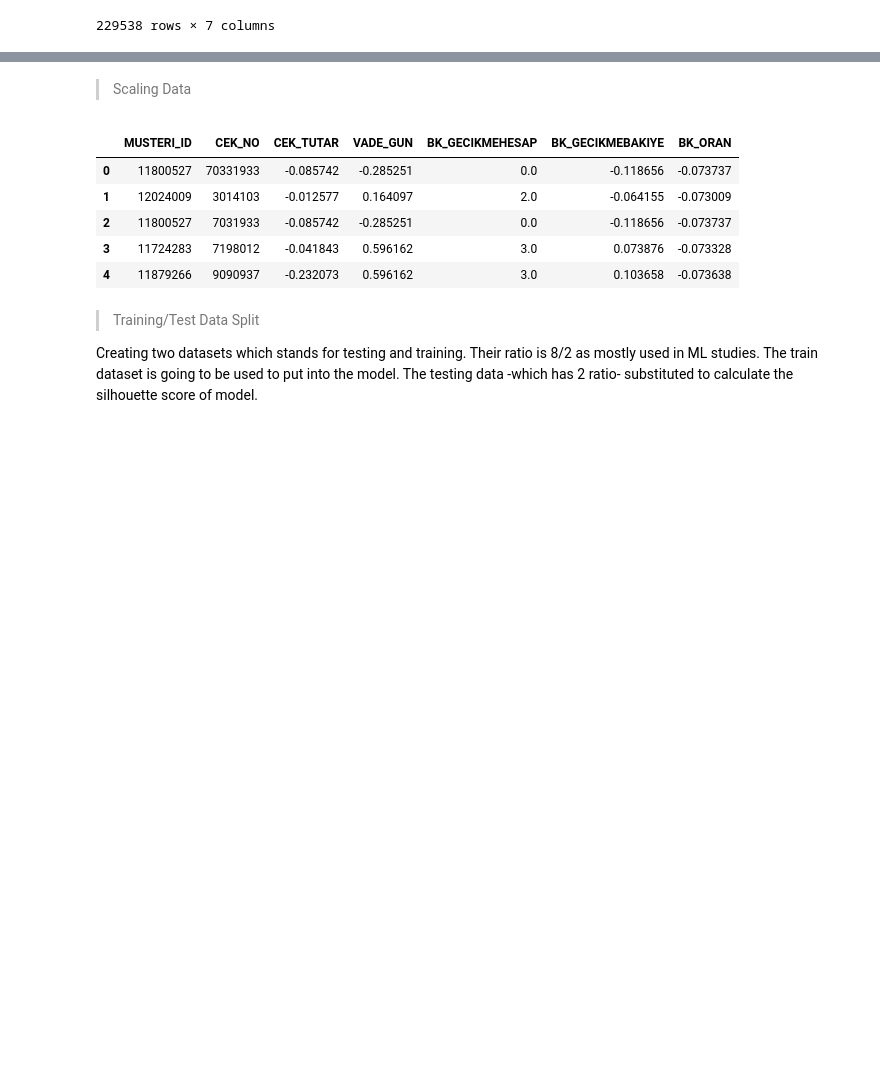
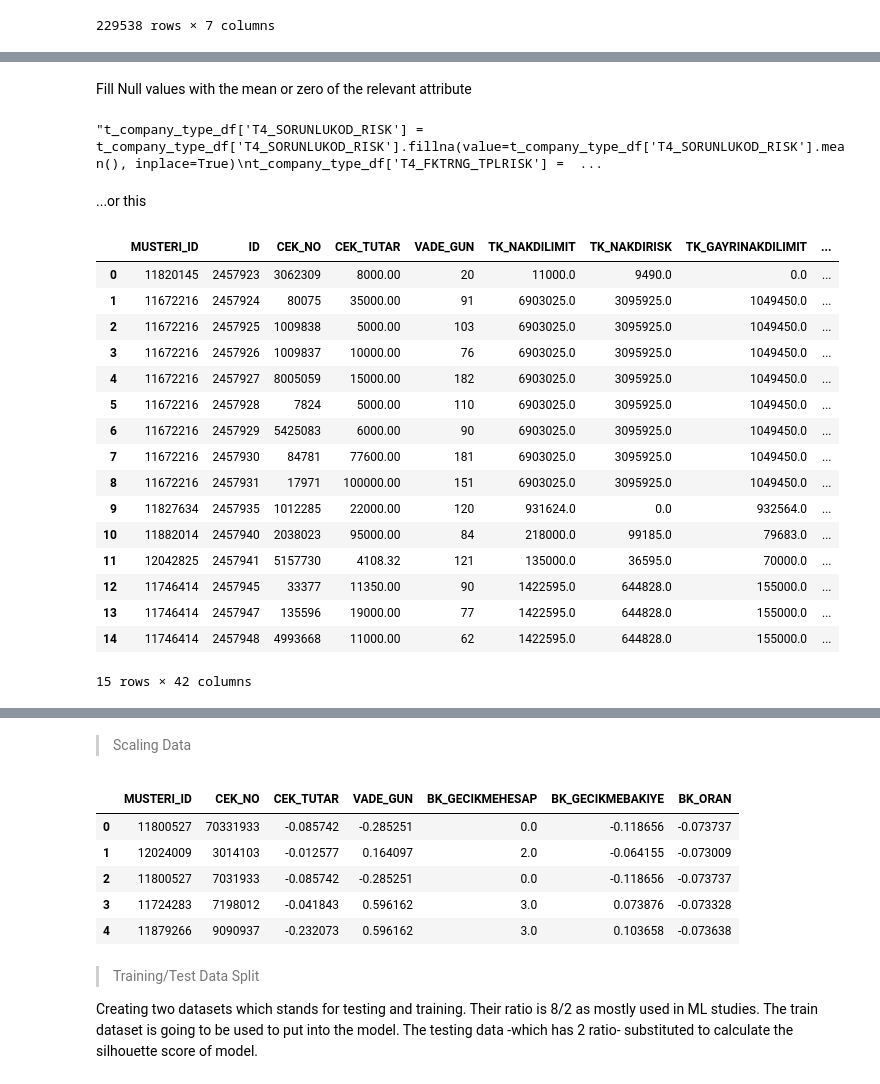
Before and after one commit to EmirhanServeren/factoring-customer-segmentation, a Jupyter notebook: segmentation.ipynb, the cells around one changed output, grey strips where cells are left out. Cells and saved outputs as stored; diff of their text form; code cells hidden in the pictures; blank space fills up the shorter version.

```diff
--- a/segmentation.ipynb
+++ b/segmentation.ipynb
@@ -54,7 +59,13 @@ g_company_type_df.head(10)
 # %% [markdown]
 >> For T (Tüzel)
 # %%
-tk_query= """SELECT MUSTERI_ID, ID, CEK_NO, CEK_TUTAR, VADE_GUN, TK_NAKDILIMIT, TK_NAKDIRISK, TK_GAYRINAKDILIMIT, TK_GAYRINAKDIRISK, TK_GECIKMEHESAP, TK_GECIKMEBAKIYE FROM dbo.dataset WHERE SIRKET_TURU LIKE 'T' """
+tk_query= """SELECT MUSTERI_ID, ID, CEK_NO, CEK_TUTAR, VADE_GUN, TK_NAKDILIMIT, TK_NAKDIRISK, TK_GAYRINAKDILIMIT, TK_GAYRINAKDIRISK, TK_GECIKMEHESAP,
+    TK_GECIKMEBAKIYE, TK_KURUMSAYISI, T2_NAKDILIMIT_TPL ,T2_NAKDIRISK_TPL ,T2_NAKDIRISK_KV ,T2_NAKDIRISK_OV ,T2_NAKDIRISK_UV,
+    T2_GAYRINAKDILIMIT, T2_GAYRINAKDIRISK ,T2_FKTRNG_LIMIT ,T2_FKTRNG_TPLRISK ,T2_SORUNLUKOD_RISK,
+    T3_NAKDILIMIT_TPL,T3_NAKDIRISK_TPL,T3_NAKDIRISK_KV,T3_NAKDIRISK_OV,T3_NAKDIRISK_UV,T3_GAYRINAKDILIMIT,T3_GAYRINAKDIRISK,
+    T3_FKTRNG_LIMIT,T3_FKTRNG_TPLRISK,T3_SORUNLUKOD_RISK,T4_NAKDILIMIT_TPL,T4_NAKDIRISK_TPL,T4_NAKDIRISK_KV,T4_NAKDIRISK_OV,
+    T4_NAKDIRISK_UV,T4_GAYRINAKDILIMIT,T4_GAYRINAKDIRISK,T4_FKTRNG_LIMIT,T4_FKTRNG_TPLRISK ,T4_SORUNLUKOD_RISK
+FROM dbo.dataset WHERE SIRKET_TURU LIKE 'T' """
 t_company_type_df = pd.read_sql(tk_query, cnxn)
 # %% [markdown]
 ### MACHINE LEARNING
@@ -435,0 +508,2 @@ g_company_type_df.set_index(['ID','MUSTERI_ID','CEK_NO'])
+# %%
+t_company_type_df = t_company_type_df.replace('NULL', None)
@@ -435,0 +581,33 @@ g_company_type_df.set_index(['ID','MUSTERI_ID','CEK_NO'])
+# %% [markdown]
+Fill Null values with the mean or zero of the relevant attribute
+# %%
+"""t_company_type_df['T4_SORUNLUKOD_RISK'] = t_company_type_df['T4_SORUNLUKOD_RISK'].fillna(value=t_company_type_df['T4_SORUNLUKOD_RISK'].mean(), inplace=True)
+t_company_type_df['T4_FKTRNG_TPLRISK'] = t_company_type_df['T4_FKTRNG_TPLRISK'].fillna(value=t_company_type_df['T4_FKTRNG_TPLRISK'].mean(), inplace=True)
+t_company_type_df['T4_FKTRNG_LIMIT'] = t_company_type_df['T4_FKTRNG_LIMIT'].fillna(value=t_company_type_df['T4_FKTRNG_LIMIT'].mean(), inplace=True)
+t_company_type_df['T4_GAYRINAKDIRISK'] = t_company_type_df['T4_GAYRINAKDIRISK'].fillna(value=t_company_type_df['T4_GAYRINAKDIRISK'].mean(), inplace=True)
+t_company_type_df['T4_GAYRINAKDILIMIT'] = t_company_type_df['T4_GAYRINAKDILIMIT'].fillna(value=t_company_type_df['T4_GAYRINAKDILIMIT'].mean(), inplace=True)
+t_company_type_df['T4_NAKDIRISK_UV'] = t_company_type_df['T4_NAKDIRISK_UV'].fillna(value=t_company_type_df['T4_NAKDIRISK_UV'].mean(), inplace=True)
+t_company_type_df['T4_NAKDIRISK_OV'] = t_company_type_df['T4_NAKDIRISK_OV'].fillna(value=t_company_type_df['T4_NAKDIRISK_OV'].mean(), inplace=True)
+t_company_type_df['T4_NAKDIRISK_KV'] = t_company_type_df['T4_NAKDIRISK_KV'].fillna(value=t_company_type_df['T4_NAKDIRISK_KV'].mean(), inplace=True)
+
+t_company_type_df['T3_SORUNLUKOD_RISK'] = t_company_type_df['T3_SORUNLUKOD_RISK'].fillna(value=t_company_type_df['T3_SORUNLUKOD_RISK'].mean(), inplace=True)
+t_company_type_df['T3_FKTRNG_TPLRISK'] = t_company_type_df['T3_FKTRNG_TPLRISK'].fillna(value=t_company_type_df['T3_FKTRNG_TPLRISK'].mean(), inplace=True)
+t_company_type_df['T3_FKTRNG_LIMIT'] = t_company_type_df['T3_FKTRNG_LIMIT'].fillna(value=t_company_type_df['T3_FKTRNG_LIMIT'].mean(), inplace=True)
+t_company_type_df['T3_GAYRINAKDIRISK'] = t_company_type_df['T3_GAYRINAKDIRISK'].fillna(value=t_company_type_df['T3_GAYRINAKDIRISK'].mean(), inplace=True)
+t_company_type_df['T3_GAYRINAKDILIMIT'] = t_company_type_df['T3_GAYRINAKDILIMIT'].fillna(value=t_company_type_df['T3_GAYRINAKDILIMIT'].mean(), inplace=True)
+t_company_type_df['T3_NAKDIRISK_UV'] = t_company_type_df['T3_NAKDIRISK_UV'].fillna(value=t_company_type_df['T3_NAKDIRISK_UV'].mean(), inplace=True)
+t_company_type_df['T3_NAKDIRISK_OV'] = t_company_type_df['T3_NAKDIRISK_OV'].fillna(value=t_company_type_df['T3_NAKDIRISK_OV'].mean(), inplace=True)
+t_company_type_df['T3_NAKDIRISK_KV'] = t_company_type_df['T3_NAKDIRISK_KV'].fillna(value=t_company_type_df['T3_NAKDIRISK_KV'].mean(), inplace=True)
+
+t_company_type_df['T2_SORUNLUKOD_RISK'] = t_company_type_df['T2_SORUNLUKOD_RISK'].fillna(value=t_company_type_df['T2_SORUNLUKOD_RISK'].mean(), inplace=True)
+t_company_type_df['T2_FKTRNG_TPLRISK'] = t_company_type_df['T2_FKTRNG_TPLRISK'].fillna(value=t_company_type_df['T2_FKTRNG_TPLRISK'].mean(), inplace=True)
+t_company_type_df['T2_FKTRNG_LIMIT'] = t_company_type_df['T2_FKTRNG_LIMIT'].fillna(value=t_company_type_df['T2_FKTRNG_LIMIT'].mean(), inplace=True)
+t_company_type_df['T2_GAYRINAKDIRISK'] = t_company_type_df['T2_GAYRINAKDIRISK'].fillna(value=t_company_type_df['T2_GAYRINAKDIRISK'].mean(), inplace=True)
+t_company_type_df['T2_GAYRINAKDILIMIT'] = t_company_type_df['T2_GAYRINAKDILIMIT'].fillna(value=t_company_type_df['T2_GAYRINAKDILIMIT'].mean(), inplace=True)
+t_company_type_df['T2_NAKDIRISK_UV'] = t_company_type_df['T2_NAKDIRISK_UV'].fillna(value=t_company_type_df['T2_NAKDIRISK_UV'].mean(), inplace=True)
+t_company_type_df['T2_NAKDIRISK_OV'] = t_company_type_df['T2_NAKDIRISK_OV'].fillna(value=t_company_type_df['T2_NAKDIRISK_OV'].mean(), inplace=True)
+t_company_type_df['T2_NAKDIRISK_KV'] = t_company_type_df['T2_NAKDIRISK_KV'].fillna(value=t_company_type_df['T2_NAKDIRISK_KV'].mean(), inplace=True)"""
+# %% [output]
+"t_company_type_df['T4_SORUNLUKOD_RISK'] = t_company_type_df['T4_SORUNLUKOD_RISK'].fillna(value=t_company_type_df['T4_SORUNLUKOD_RISK'].mean(), inplace=True)\nt_company_type_df['T4_FKTRNG_TPLRISK'] =  ...
+# %% [markdown]
+...or this
@@ -435,0 +616,20 @@ g_company_type_df.set_index(['ID','MUSTERI_ID','CEK_NO'])
+# %%
+t_company_type_df.head(15)
+# %% [output]
+|  | MUSTERI_ID | ID | CEK_NO | CEK_TUTAR | VADE_GUN | TK_NAKDILIMIT | TK_NAKDIRISK | TK_GAYRINAKDILIMIT | ... |
+| 0 | 11820145 | 2457923 | 3062309 | 8000.00 | 20 | 11000.0 | 9490.0 | 0.0 | ... |
+| 1 | 11672216 | 2457924 | 80075 | 35000.00 | 91 | 6903025.0 | 3095925.0 | 1049450.0 | ... |
+| 2 | 11672216 | 2457925 | 1009838 | 5000.00 | 103 | 6903025.0 | 3095925.0 | 1049450.0 | ... |
+| 3 | 11672216 | 2457926 | 1009837 | 10000.00 | 76 | 6903025.0 | 3095925.0 | 1049450.0 | ... |
+| 4 | 11672216 | 2457927 | 8005059 | 15000.00 | 182 | 6903025.0 | 3095925.0 | 1049450.0 | ... |
+| 5 | 11672216 | 2457928 | 7824 | 5000.00 | 110 | 6903025.0 | 3095925.0 | 1049450.0 | ... |
+| 6 | 11672216 | 2457929 | 5425083 | 6000.00 | 90 | 6903025.0 | 3095925.0 | 1049450.0 | ... |
+| 7 | 11672216 | 2457930 | 84781 | 77600.00 | 181 | 6903025.0 | 3095925.0 | 1049450.0 | ... |
+| 8 | 11672216 | 2457931 | 17971 | 100000.00 | 151 | 6903025.0 | 3095925.0 | 1049450.0 | ... |
+| 9 | 11827634 | 2457935 | 1012285 | 22000.00 | 120 | 931624.0 | 0.0 | 932564.0 | ... |
+| 10 | 11882014 | 2457940 | 2038023 | 95000.00 | 84 | 218000.0 | 99185.0 | 79683.0 | ... |
+| 11 | 12042825 | 2457941 | 5157730 | 4108.32 | 121 | 135000.0 | 36595.0 | 70000.0 | ... |
+| 12 | 11746414 | 2457945 | 33377 | 11350.00 | 90 | 1422595.0 | 644828.0 | 155000.0 | ... |
+| 13 | 11746414 | 2457947 | 135596 | 19000.00 | 77 | 1422595.0 | 644828.0 | 155000.0 | ... |
+| 14 | 11746414 | 2457948 | 4993668 | 11000.00 | 62 | 1422595.0 | 644828.0 | 155000.0 | ... |
+15 rows × 42 columns
```
Also changed, not shown: parts of 20 cells of this notebook.
